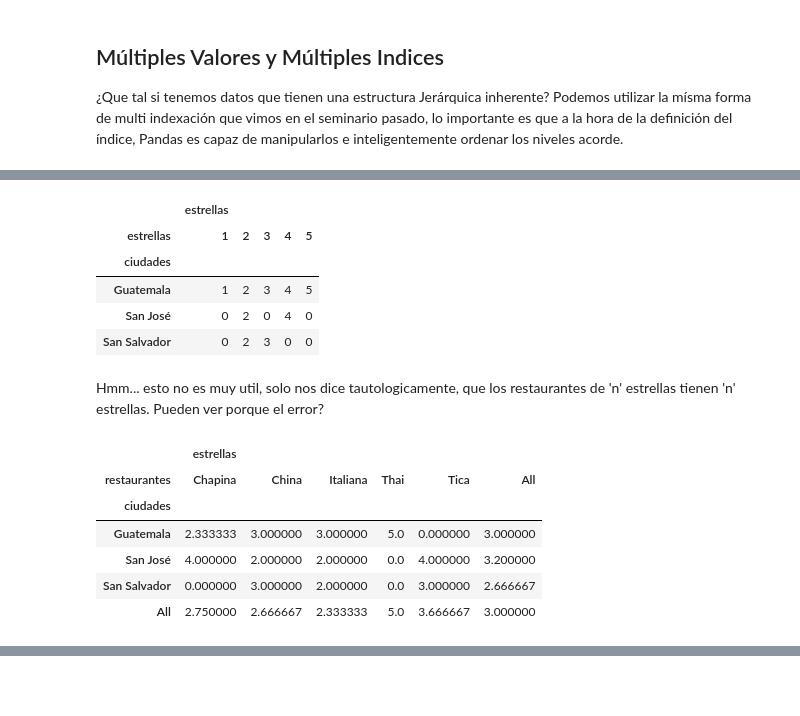
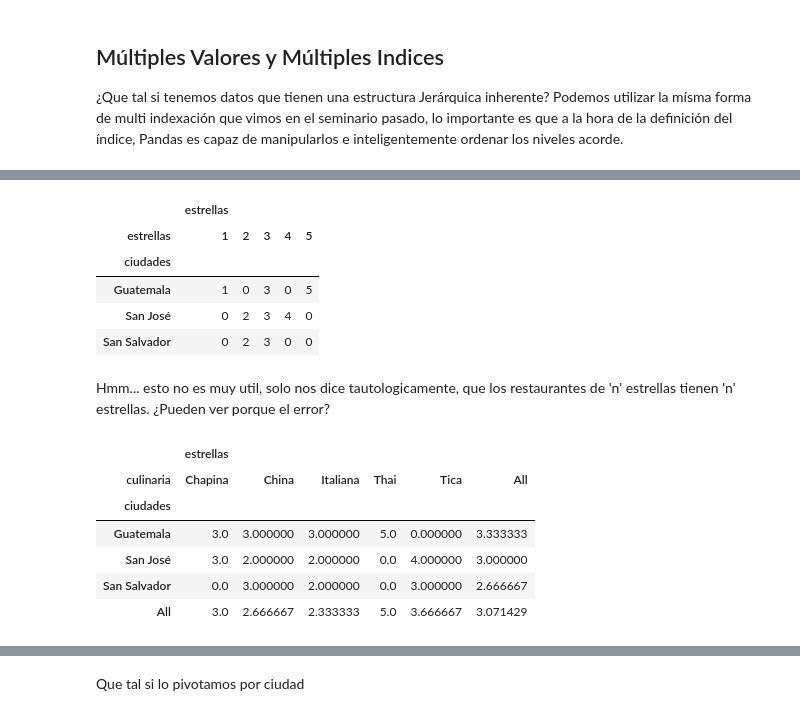
Before and after one commit to tian2992/notebooks_dateros, a Jupyter notebook: 02-Manipulacion-Agrupacion-Pivote/Manipulaciones-trasnformaciones.ipynb, the cells around one changed output, grey strips where cells are left out. Drawn from its saved outputs; the diff is of its cells as text; code cells hidden in the pictures; blank space fills up the shorter version.

```diff
--- a/02-Manipulacion-Agrupacion-Pivote/Manipulaciones-trasnformaciones.ipynb
+++ b/02-Manipulacion-Agrupacion-Pivote/Manipulaciones-trasnformaciones.ipynb
@@ -16,7 +16,7 @@ En este caso de ejemplo, crearemos un dataset de prueba con la diversidad de res
 # %%
 data_restaurantes = {
     'ciudades': ['Guatemala','Guatemala','Guatemala','Guatemala','Guatemala','Guatemala','San José','San José','San José','San José','San José','San Salvador','San Salvador','San Salvador'],
-    'restaurantes': ['Chapina','Chapina','China','Thai','Italiana','Chapina','Italiana','China','Tica','Chapina','Tica','Tica','Italiana','China']
+    'culinaria': ['Chapina','Chapina','China','Thai','Italiana','Chapina','Italiana','China','Tica','Chapina','Tica','Tica','Italiana','China']
 }
 
 restaurantes_dataframe_pares = pd.DataFrame(data_restaurantes)
@@ -118,0 +120,4 @@ restaurantes_dataframe_estrellas = pd.DataFrame(data_restaurantes_estrellas)
+# %%
+restaurantes_dataframe_pares['estrellas'] = [5,3,3,5,3,1,2,2,4,3,4,3,2,3]
+restaurantes_dataframe_estrellas = restaurantes_dataframe_pares
+restaurantes_dataframe_estrellas
@@ -143,26 +166,26 @@ agrupacion_culinaria_por_estrellas
 |  | estrellas |  |  |  |  |
 | estrellas | 1 | 2 | 3 | 4 | 5 |
 | ciudades |  |  |  |  |  |
-| Guatemala | 1 | 2 | 3 | 4 | 5 |
-| San José | 0 | 2 | 0 | 4 | 0 |
+| Guatemala | 1 | 0 | 3 | 0 | 5 |
+| San José | 0 | 2 | 3 | 4 | 0 |
 | San Salvador | 0 | 2 | 3 | 0 | 0 |
 # %% [markdown]
-Hmm... esto no es muy util, solo nos dice tautologicamente, que los restaurantes de 'n' estrellas tienen 'n' estrellas. Pueden ver porque el error?
+Hmm... esto no es muy util, solo nos dice tautologicamente, que los restaurantes de 'n' estrellas tienen 'n' estrellas. ¿Pueden ver porque el error?
 # %%
 agrupacion_culinaria_por_estrellas = restaurantes_dataframe_estrellas.pivot_table(
     index=["ciudades"],
     values=["estrellas"],
-    columns=["restaurantes"],
+    columns=["culinaria"], ## Aqui es obvio ver que lo que queremos es diferenciar por variedad culinaria.
     aggfunc={"estrellas":np.mean},
     fill_value=0,
     margins=True)
 agrupacion_culinaria_por_estrellas
 # %% [output]
 |  | estrellas |  |  |  |  |  |
-| restaurantes | Chapina | China | Italiana | Thai | Tica | All |
+| culinaria | Chapina | China | Italiana | Thai | Tica | All |
 | ciudades |  |  |  |  |  |  |
-| Guatemala | 2.333333 | 3.000000 | 3.000000 | 5.0 | 0.000000 | 3.000000 |
-| San José | 4.000000 | 2.000000 | 2.000000 | 0.0 | 4.000000 | 3.200000 |
-| San Salvador | 0.000000 | 3.000000 | 2.000000 | 0.0 | 3.000000 | 2.666667 |
-| All | 2.750000 | 2.666667 | 2.333333 | 5.0 | 3.666667 | 3.000000 |
+| Guatemala | 3.0 | 3.000000 | 3.000000 | 5.0 | 0.000000 | 3.333333 |
+| San José | 3.0 | 2.000000 | 2.000000 | 0.0 | 4.000000 | 3.000000 |
+| San Salvador | 0.0 | 3.000000 | 2.000000 | 0.0 | 3.000000 | 2.666667 |
+| All | 3.0 | 2.666667 | 2.333333 | 5.0 | 3.666667 | 3.071429 |
 # %%
@@ -171,3 +194,5 @@ agrupacion_culinaria_por_estrellas.plot()
 [interactive output not drawn]
 [interactive output not drawn]
 <matplotlib.axes._subplots.AxesSubplot at 0x...>
+# %% [markdown]
+Que tal si lo pivotamos por ciudad
```
Also changed, not shown: parts of 15 cells of this notebook.
